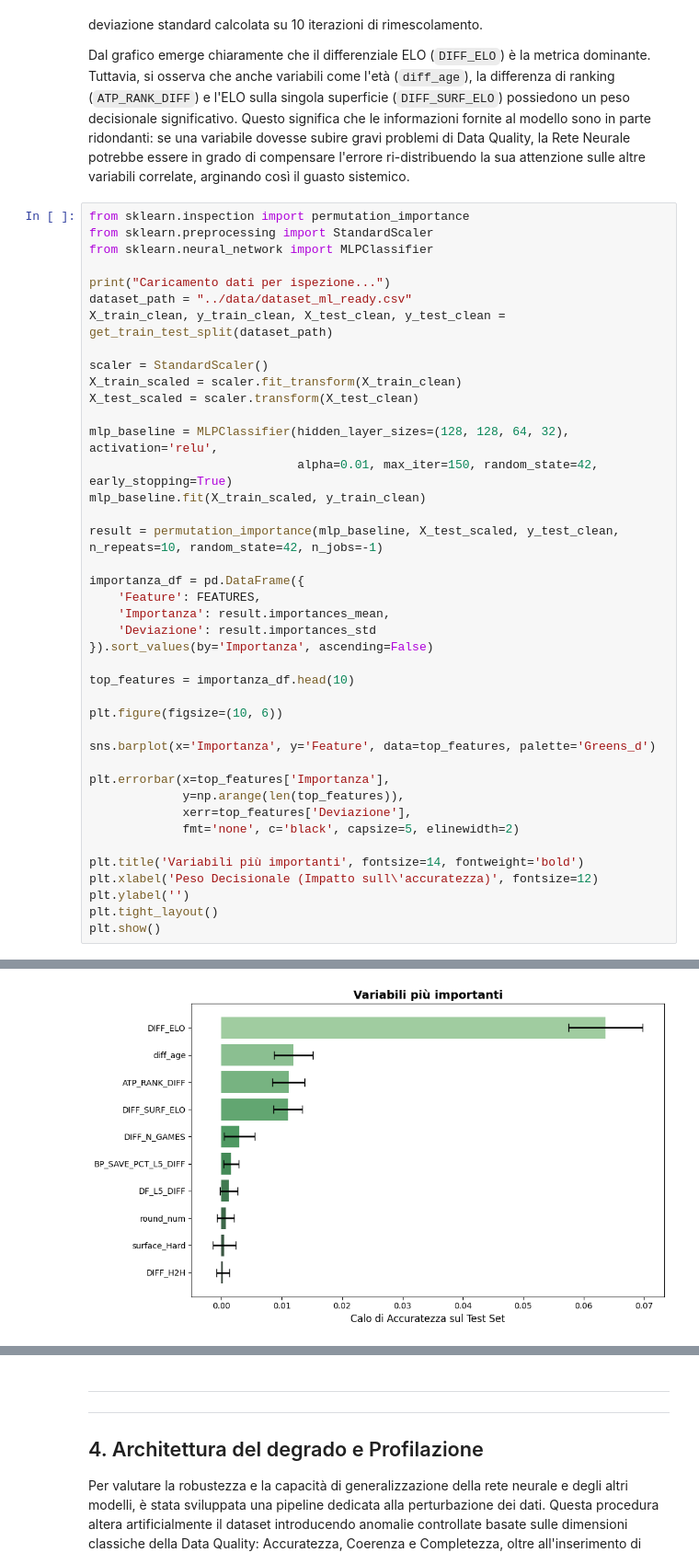
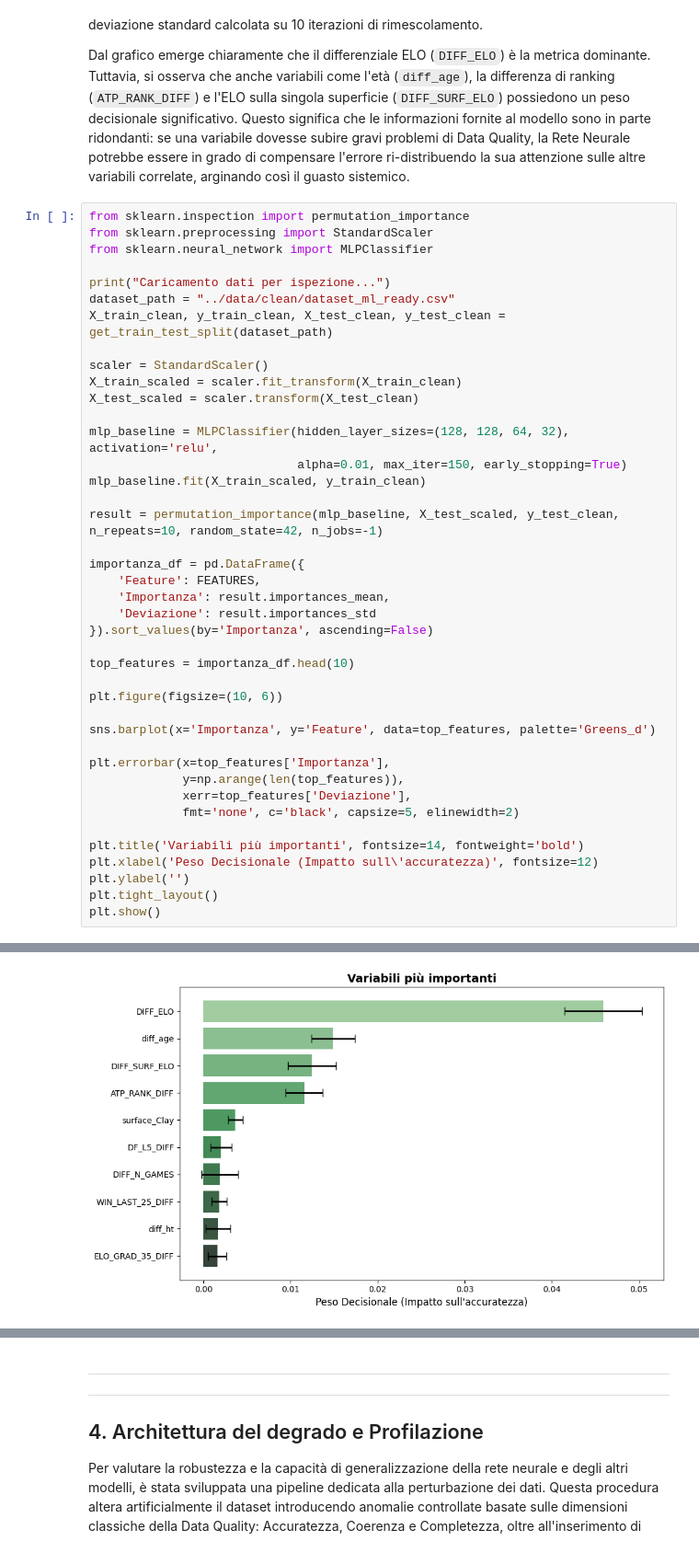
Before and after one commit to ilBiondo06/Architetture-Dati-Progetto, a Jupyter notebook: doc/Architetture-Dati report.ipynb, the cells around one changed output, grey strips where cells are left out. Shown at 92% size. Saved outputs shown, nothing was run; the diff lists cells and outputs as text.

```diff
--- a/doc/Architetture-Dati report.ipynb
+++ b/doc/Architetture-Dati report.ipynb
@@ -119,7 +172,7 @@ from sklearn.preprocessing import StandardScaler
 from sklearn.neural_network import MLPClassifier
 
 print("Caricamento dati per ispezione...")
-dataset_path = "../data/dataset_ml_ready.csv"
+dataset_path = "../data/clean/dataset_ml_ready.csv"
 X_train_clean, y_train_clean, X_test_clean, y_test_clean = get_train_test_split(dataset_path)
 
 scaler = StandardScaler()
@@ -127,33 +180,33 @@ X_train_scaled = scaler.fit_transform(X_train_clean)
 X_test_scaled = scaler.transform(X_test_clean)
 
 mlp_baseline = MLPClassifier(hidden_layer_sizes=(128, 128, 64, 32), activation='relu',
-                             alpha=0.01, max_iter=150, random_state=42, early_stopping=True)
+                             alpha=0.01, max_iter=150, early_stopping=True)
 mlp_baseline.fit(X_train_scaled, y_train_clean)
 
 result = permutation_importance(mlp_baseline, X_test_scaled, y_test_clean, n_repeats=10, random_state=42, n_jobs=-1)
 
 importanza_df = pd.DataFrame({
     'Feature': FEATURES,
     'Importanza': result.importances_mean,
     'Deviazione': result.importances_std
 }).sort_values(by='Importanza', ascending=False)
 
 top_features = importanza_df.head(10)
 
 plt.figure(figsize=(10, 6))
 
 sns.barplot(x='Importanza', y='Feature', data=top_features, palette='Greens_d')
 
 plt.errorbar(x=top_features['Importanza'],
              y=np.arange(len(top_features)),
              xerr=top_features['Deviazione'],
              fmt='none', c='black', capsize=5, elinewidth=2)
 
 plt.title('Variabili più importanti', fontsize=14, fontweight='bold')
 plt.xlabel('Peso Decisionale (Impatto sull\'accuratezza)', fontsize=12)
 plt.ylabel('')
 plt.tight_layout()
 plt.show()
 # %% [output]
 Caricamento dati per ispezione...
-[figure, old version]
+[figure, new version]
```
Also changed, not shown: parts of 8 cells of this notebook.
